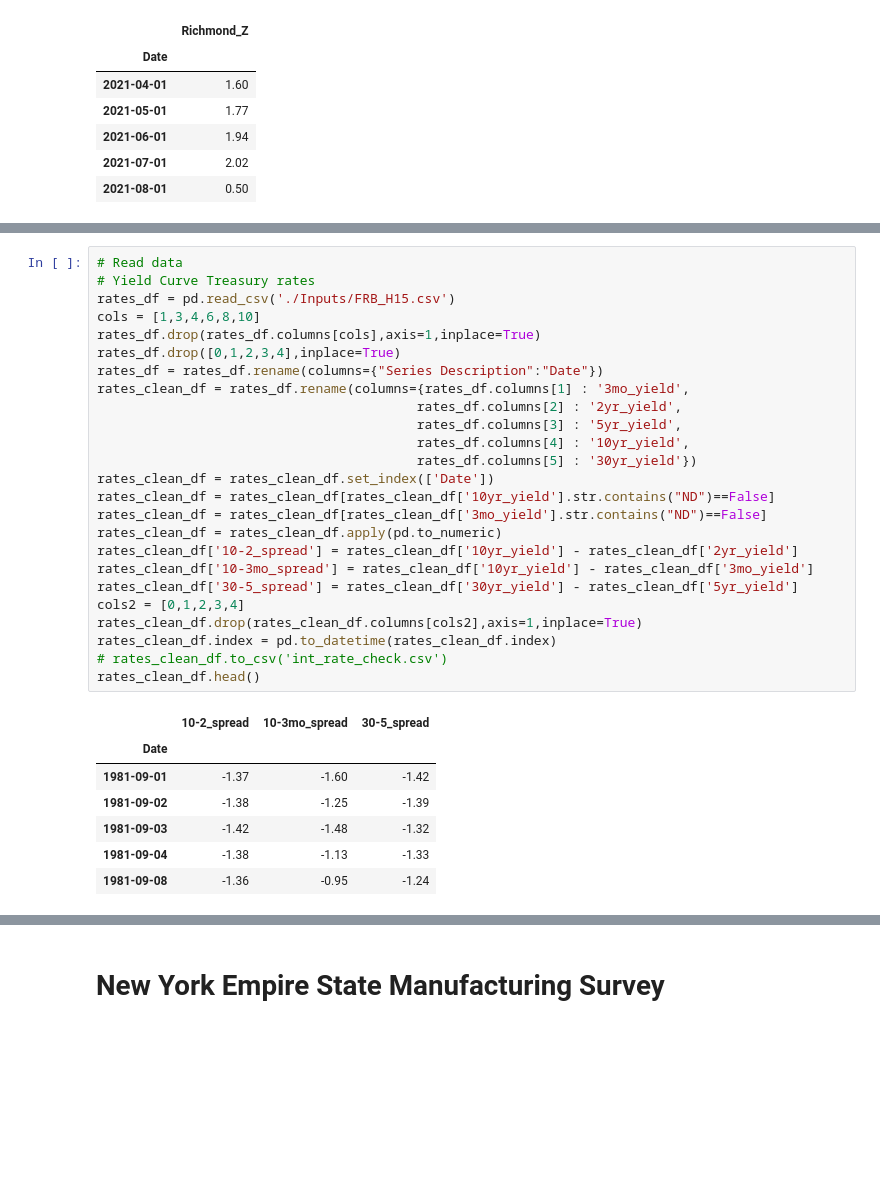
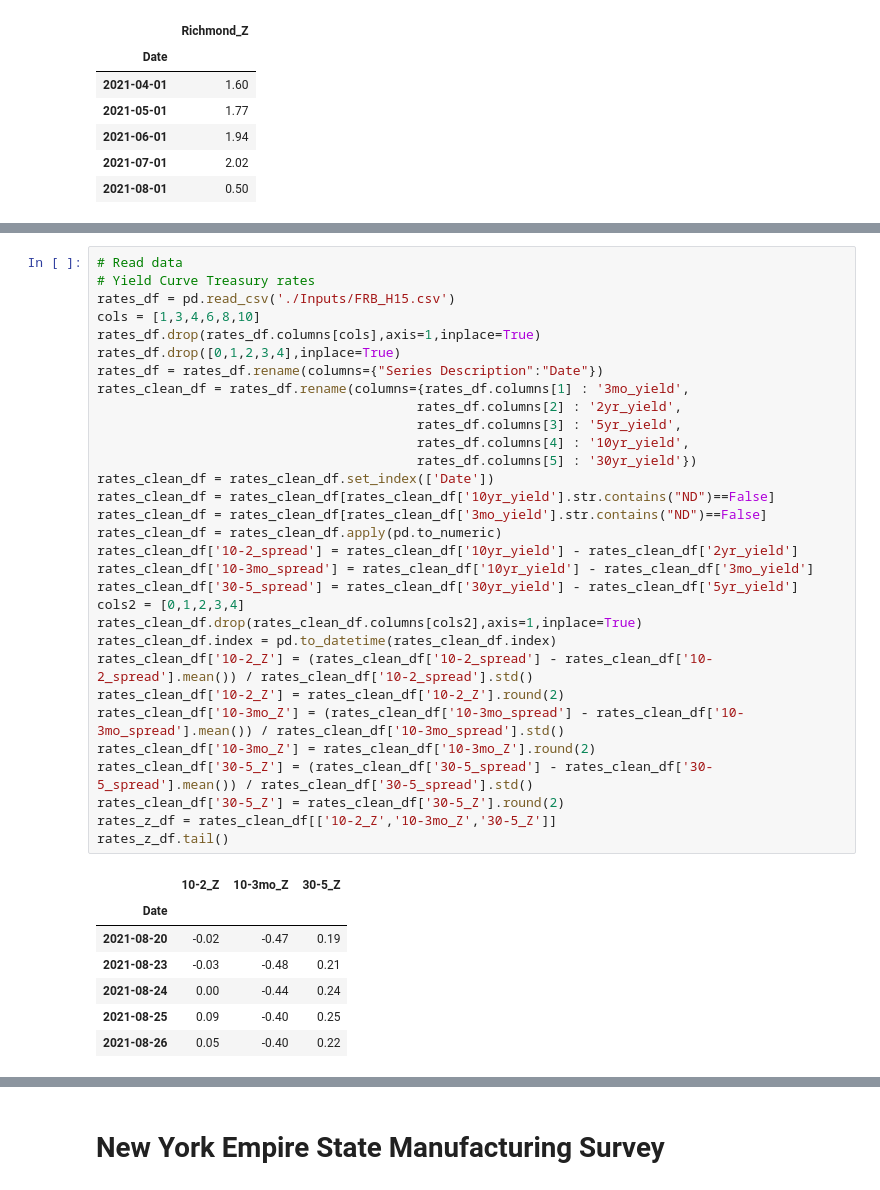
Before and after one commit to obsessedquant/GeoLocation-Vs-Covid-Analysis-and-Visualization, a Jupyter notebook: sam/Economic_Indicators.ipynb, the cells around one changed output, grey strips where cells are left out. Drawn from its saved outputs; the diff is of its cells as text; blank space fills up the shorter version.

```diff
--- a/sam/Economic_Indicators.ipynb
+++ b/sam/Economic_Indicators.ipynb
@@ -201,36 +229,42 @@ chicago_z_df.tail()
 # %%
 # Read data
 # Yield Curve Treasury rates
 rates_df = pd.read_csv('./Inputs/FRB_H15.csv')
 cols = [1,3,4,6,8,10]
 rates_df.drop(rates_df.columns[cols],axis=1,inplace=True)
 rates_df.drop([0,1,2,3,4],inplace=True)
 rates_df = rates_df.rename(columns={"Series Description":"Date"})
 rates_clean_df = rates_df.rename(columns={rates_df.columns[1] : '3mo_yield',
                                          rates_df.columns[2] : '2yr_yield',
                                          rates_df.columns[3] : '5yr_yield',
                                          rates_df.columns[4] : '10yr_yield',
                                          rates_df.columns[5] : '30yr_yield'})
 rates_clean_df = rates_clean_df.set_index(['Date'])
 rates_clean_df = rates_clean_df[rates_clean_df['10yr_yield'].str.contains("ND")==False]
 rates_clean_df = rates_clean_df[rates_clean_df['3mo_yield'].str.contains("ND")==False]
 rates_clean_df = rates_clean_df.apply(pd.to_numeric)
 rates_clean_df['10-2_spread'] = rates_clean_df['10yr_yield'] - rates_clean_df['2yr_yield']
 rates_clean_df['10-3mo_spread'] = rates_clean_df['10yr_yield'] - rates_clean_df['3mo_yield']
 rates_clean_df['30-5_spread'] = rates_clean_df['30yr_yield'] - rates_clean_df['5yr_yield']
 cols2 = [0,1,2,3,4]
 rates_clean_df.drop(rates_clean_df.columns[cols2],axis=1,inplace=True)
 rates_clean_df.index = pd.to_datetime(rates_clean_df.index)
-# rates_clean_df.to_csv('int_rate_check.csv')
-rates_clean_df.head()
+rates_clean_df['10-2_Z'] = (rates_clean_df['10-2_spread'] - rates_clean_df['10-2_spread'].mean()) / rates_clean_df['10-2_spread'].std()
+rates_clean_df['10-2_Z'] = rates_clean_df['10-2_Z'].round(2)
+rates_clean_df['10-3mo_Z'] = (rates_clean_df['10-3mo_spread'] - rates_clean_df['10-3mo_spread'].mean()) / rates_clean_df['10-3mo_spread'].std()
+rates_clean_df['10-3mo_Z'] = rates_clean_df['10-3mo_Z'].round(2)
+rates_clean_df['30-5_Z'] = (rates_clean_df['30-5_spread'] - rates_clean_df['30-5_spread'].mean()) / rates_clean_df['30-5_spread'].std()
+rates_clean_df['30-5_Z'] = rates_clean_df['30-5_Z'].round(2)
+rates_z_df = rates_clean_df[['10-2_Z','10-3mo_Z','30-5_Z']]
+rates_z_df.tail()
 # %% [output]
-|  | 10-2_spread | 10-3mo_spread | 30-5_spread |
+|  | 10-2_Z | 10-3mo_Z | 30-5_Z |
 | Date |  |  |  |
-| 1981-09-01 | -1.37 | -1.60 | -1.42 |
-| 1981-09-02 | -1.38 | -1.25 | -1.39 |
-| 1981-09-03 | -1.42 | -1.48 | -1.32 |
-| 1981-09-04 | -1.38 | -1.13 | -1.33 |
-| 1981-09-08 | -1.36 | -0.95 | -1.24 |
+| 2021-08-20 | -0.02 | -0.47 | 0.19 |
+| 2021-08-23 | -0.03 | -0.48 | 0.21 |
+| 2021-08-24 | 0.00 | -0.44 | 0.24 |
+| 2021-08-25 | 0.09 | -0.40 | 0.25 |
+| 2021-08-26 | 0.05 | -0.40 | 0.22 |
 # %%
 # Read data
 # Consumer Sentiment data
```
Also changed, not shown: parts of 21 cells of this notebook, 2 other files.
